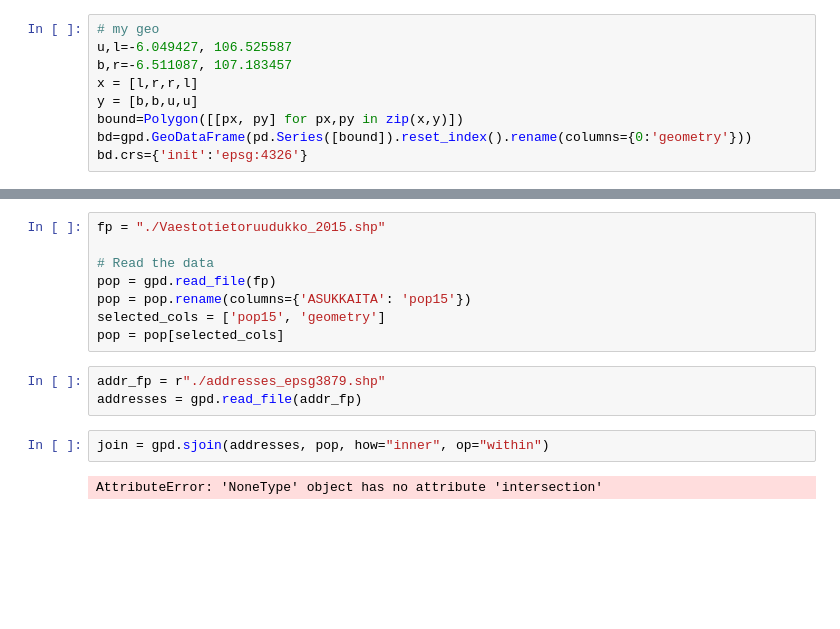
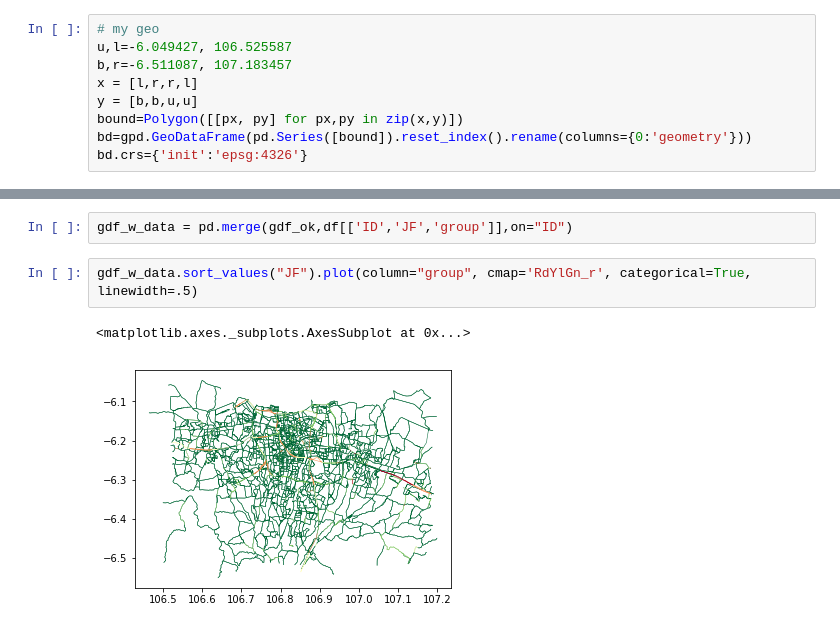
Before and after one commit to fadhilmch/streaming-traffic-visualization, a Jupyter notebook: traffic-visualization.ipynb, the cells around one changed output, grey strips where cells are left out. Cells and saved outputs as stored; diff of their text form; blank space fills up the shorter version.

Commit message:
able to visualize the map

```diff
--- a/traffic-visualization.ipynb
+++ b/traffic-visualization.ipynb
@@ -105,15 +98,7 @@ AttributeError: 'NoneType' object has no attribute 'intersection'
-# %%
-fp = "./Vaestotietoruudukko_2015.shp"
-
-# Read the data
-pop = gpd.read_file(fp)
-pop = pop.rename(columns={'ASUKKAITA': 'pop15'})
-selected_cols = ['pop15', 'geometry']
-pop = pop[selected_cols]
-# %%
-addr_fp = r"./addresses_epsg3879.shp"
-addresses = gpd.read_file(addr_fp)
-# %%
-join = gpd.sjoin(addresses, pop, how="inner", op="within")
-# %% [output]
-AttributeError: 'NoneType' object has no attribute 'intersection'
+# %%
+gdf_w_data = pd.merge(gdf_ok,df[['ID','JF','group']],on="ID")
+# %%
+gdf_w_data.sort_values("JF").plot(column="group", cmap='RdYlGn_r', categorical=True, linewidth=.5)
+# %% [output]
+<matplotlib.axes._subplots.AxesSubplot at 0x...>
+[figure, added]
```
Also changed, not shown: parts of 8 cells of this notebook.
